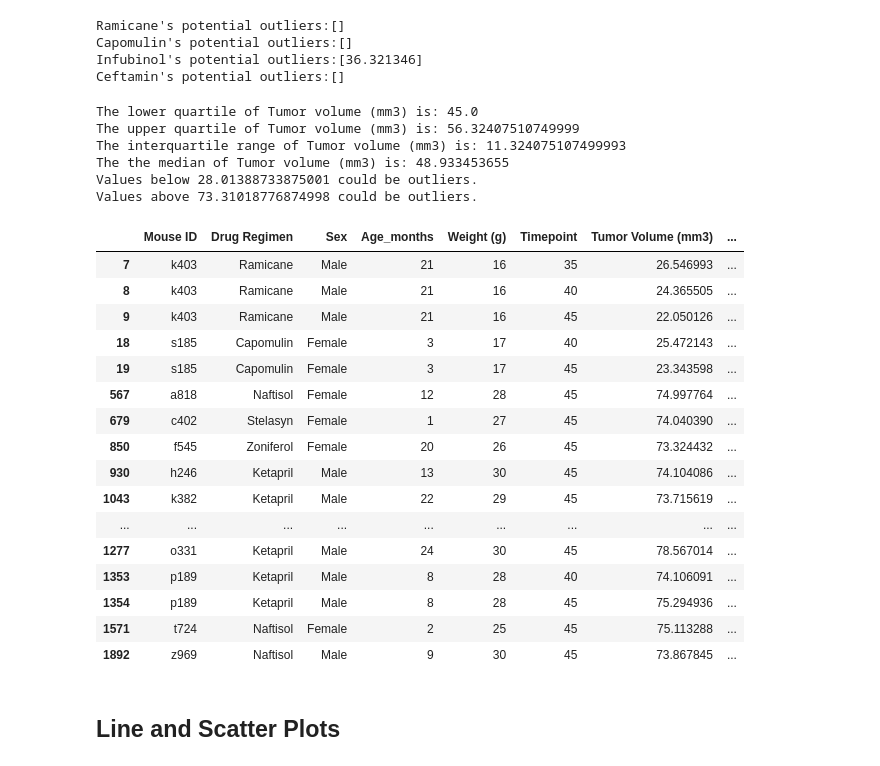
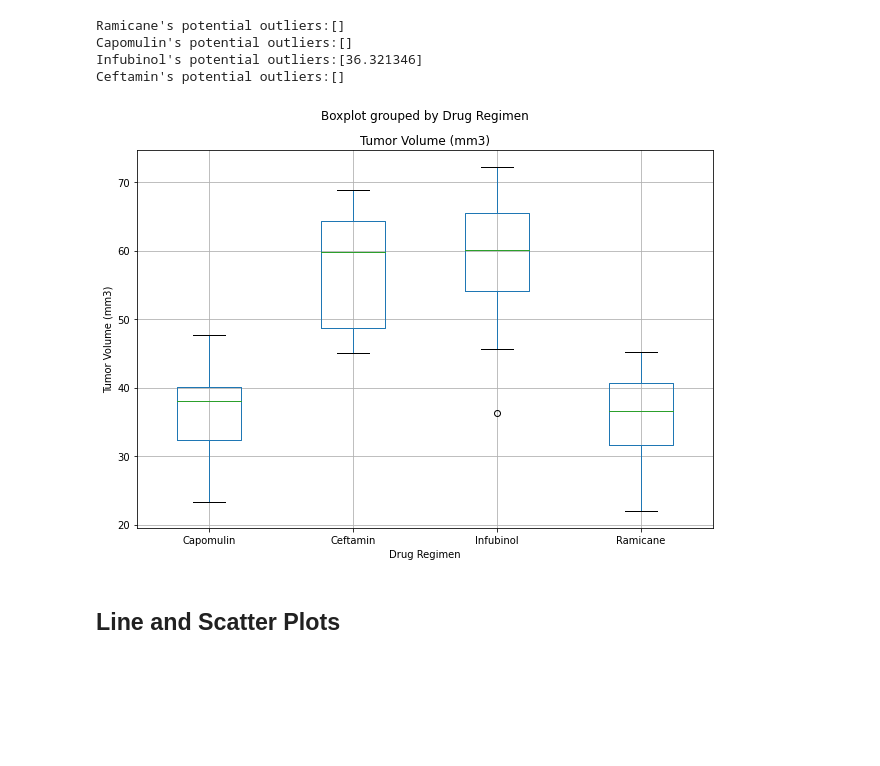
Before and after one commit to danielatuesta55/Matplotlib-Challenge-JDAP, a Jupyter notebook: Pymaceuticals/pymaceuticals_starter.ipynb, the cells around one changed output. Drawn from its saved outputs; the diff is of its cells as text; code cells hidden in the pictures; blank space fills up the shorter version.

Commit message:
box plot

```diff
--- a/Pymaceuticals/pymaceuticals_starter.ipynb
+++ b/Pymaceuticals/pymaceuticals_starter.ipynb
@@ -319,67 +319,12 @@ Ramicane's potential outliers:[]
 Capomulin's potential outliers:[]
 Infubinol's potential outliers:[36.321346]
 Ceftamin's potential outliers:[]
-# %%
-# Put treatments into a list for for loop (and later for plot labels)
-timepoint_df['Drug Regimen'].unique()
-treatment_list = ['Ramicane', 'Capomulin', 'Infubinol', 'Placebo', 'Ceftamin', 'Stelasyn', 'Zoniferol', 'Ketapril', 'Propriva', 'Naftisol']
-tumor_volume_df = df.groupby('Drug Regimen')['Tumor Volume (mm3)']
-# Create empty list to fill with tumor vol data (for plotting)
-tumor_data = []
-
-# Calculate the IQR and quantitatively determine if there are any potential outliers.
-quartiles = df['Tumor Volume (mm3)'].quantile([.25,.5,.75])
-lowerq = quartiles[0.25]
-upperq = quartiles[0.75]
-iqr = upperq-lowerq
-
-print(f"The lower quartile of Tumor volume (mm3) is: {lowerq}")
-print(f"The upper quartile of Tumor volume (mm3) is: {upperq}")
-print(f"The interquartile range of Tumor volume (mm3) is: {iqr}")
-print(f"The the median of Tumor volume (mm3) is: {quartiles[0.5]} ")
-
-lower_bound = lowerq - (1.5*iqr)
-upper_bound = upperq + (1.5*iqr)
-print(f"Values below {lower_bound} could be outliers.")
-print(f"Values above {upper_bound} could be outliers.")
-
-outlier_tumor_volume = df.loc[(df['Tumor Volume (mm3)'] < lower_bound) | (df['Tumor Volume (mm3)']  > upper_bound)]
-outlier_tumor_volume
-
-
-    # Locate the rows which contain mice on each drug and get the tumor volumes
-
-
-    # add subset
-
-
-    # Determine outliers using upper and lower bounds
-# %% [output]
-The lower quartile of Tumor volume (mm3) is: 45.0
-The upper quartile of Tumor volume (mm3) is: 56.32407510749999
-The interquartile range of Tumor volume (mm3) is: 11.324075107499993
-The the median of Tumor volume (mm3) is: 48.933453655
-Values below 28.01388733875001 could be outliers.
-Values above 73.31018776874998 could be outliers.
-|  | Mouse ID | Drug Regimen | Sex | Age_months | Weight (g) | Timepoint | Tumor Volume (mm3) | ... |
-| 7 | k403 | Ramicane | Male | 21 | 16 | 35 | 26.546993 | ... |
-| 8 | k403 | Ramicane | Male | 21 | 16 | 40 | 24.365505 | ... |
-| 9 | k403 | Ramicane | Male | 21 | 16 | 45 | 22.050126 | ... |
-| 18 | s185 | Capomulin | Female | 3 | 17 | 40 | 25.472143 | ... |
-| 19 | s185 | Capomulin | Female | 3 | 17 | 45 | 23.343598 | ... |
-| 567 | a818 | Naftisol | Female | 12 | 28 | 45 | 74.997764 | ... |
-| 679 | c402 | Stelasyn | Female | 1 | 27 | 45 | 74.040390 | ... |
-| 850 | f545 | Zoniferol | Female | 20 | 26 | 45 | 73.324432 | ... |
-| 930 | h246 | Ketapril | Male | 13 | 30 | 45 | 74.104086 | ... |
-| 1043 | k382 | Ketapril | Male | 22 | 29 | 45 | 73.715619 | ... |
-| ... | ... | ... | ... | ... | ... | ... | ... | ... |
-| 1277 | o331 | Ketapril | Male | 24 | 30 | 45 | 78.567014 | ... |
-| 1353 | p189 | Ketapril | Male | 8 | 28 | 40 | 74.106091 | ... |
-| 1354 | p189 | Ketapril | Male | 8 | 28 | 45 | 75.294936 | ... |
-| 1571 | t724 | Naftisol | Female | 2 | 25 | 45 | 75.113288 | ... |
-| 1892 | z969 | Naftisol | Male | 9 | 30 | 45 | 73.867845 | ... |
 # %%
 # Generate a box plot of the final tumor volume of each mouse across four regimens of interest
+plt_box =timepoint_df.boxplot(by="Drug Regimen",column =["Tumor Volume (mm3)"], figsize=(10,7))
+plt_box.set_ylabel("Tumor Volume (mm3)");
+# %% [output]
+[figure, added]
 # %% [markdown]
 ## Line and Scatter Plots
 # %%
```
